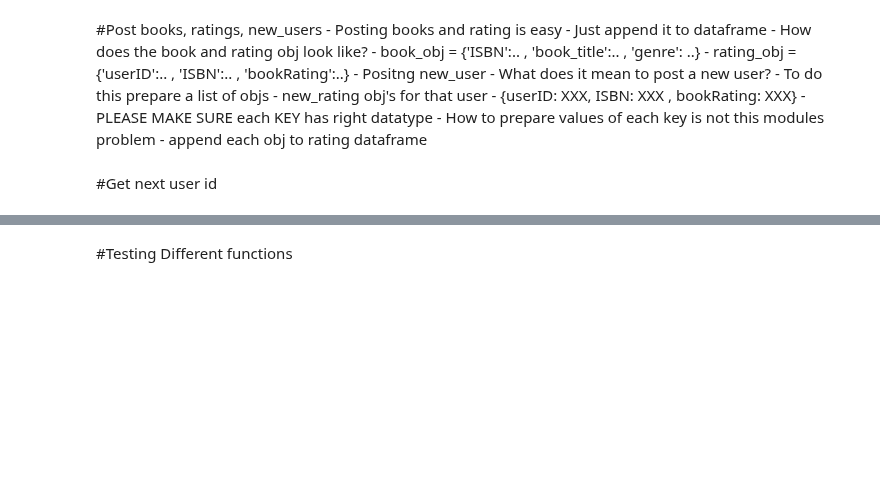
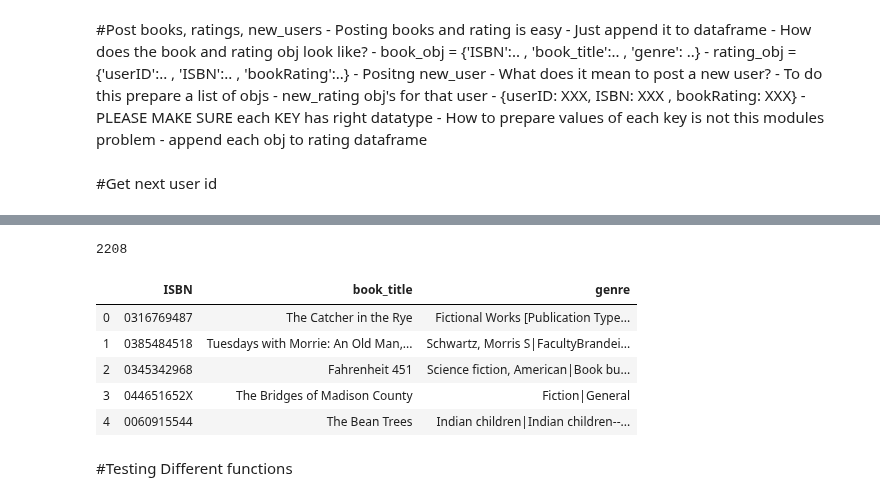
Before and after one commit to Pager07/Book-Recommendation, a Jupyter notebook: flaskblog/SVDHomeWork.ipynb, the cells around one changed output, grey strips where cells are left out. Drawn from its saved outputs; the diff is of its cells as text; code cells hidden in the pictures; blank space fills up the shorter version.

Commit message:
Adding user now fully working

```diff
--- a/flaskblog/SVDHomeWork.ipynb
+++ b/flaskblog/SVDHomeWork.ipynb
@@ -259,0 +293,38 @@ False
+# %%
+def get_trending_score(isbn):
+    global ratings_df
+    book_ratings = ratings_df[ratings_df.ISBN == isbn]
+    total_unique_users = len(book_ratings['userID'].unique())
+
+    total_rating = book_ratings['bookRating'].sum()
+    average_rating = total_rating/total_unique_users
+
+    trending_score = 0.3*average_rating + 0.7*total_unique_users
+
+    return trending_score
+# %%
+def get_trending_table():
+    global books_df
+    global ratings_df
+    ISBN_list = books_df['ISBN']
+    print(len(ISBN_list))
+    trending_table = []
+    for row in range(len(ISBN_list)):
+        isbn = ISBN_list[row]
+        trending_score = get_trending_score(isbn)
+        data = {'ISBN':isbn, 'trending_score':trending_score}
+        trending_table.append(data)
+    trending_table = pd.DataFrame(trending_table)
+    trending_table.sort_values('trending_score', ascending=False,inplace=True)
+
+    #get all the highest trending books that user has not rated
+#     trending_table = trending_table[~trending_table['ISBN'].isin(user_rated_books['ISBN'])]
+    return trending_table
+# %%
+def get_trending_books():
+    trending_table = get_trending_table()
+    books_df_copy =books_df.copy()
+    books_df_copy = books_df_copy.set_index('ISBN')
+    books_df_copy = books_df_copy.reindex(index=trending_table['ISBN'])
+    books_df_copy = books_df_copy.reset_index()
+    return books_df_copy
@@ -260,3 +347,14 @@ False
+# %%
+trending_books = get_trending_books()
+trending_books.head()
+# %% [output]
+2208
+|  | ISBN | book_title | genre |
+| 0 | 0316769487 | The Catcher in the Rye | Fictional Works [Publication Type... |
+| 1 | 0385484518 | Tuesdays with Morrie: An Old Man,... | Schwartz, Morris S|FacultyBrandei... |
+| 2 | 0345342968 | Fahrenheit 451 | Science fiction, American|Book bu... |
+| 3 | 044651652X | The Bridges of Madison County | Fiction|General |
+| 4 | 0060915544 | The Bean Trees | Indian children|Indian children--... |
 # %% [markdown]
 #Testing Different functions
 # %%
```
Also changed, not shown: parts of 14 cells of this notebook, 4 other files.
